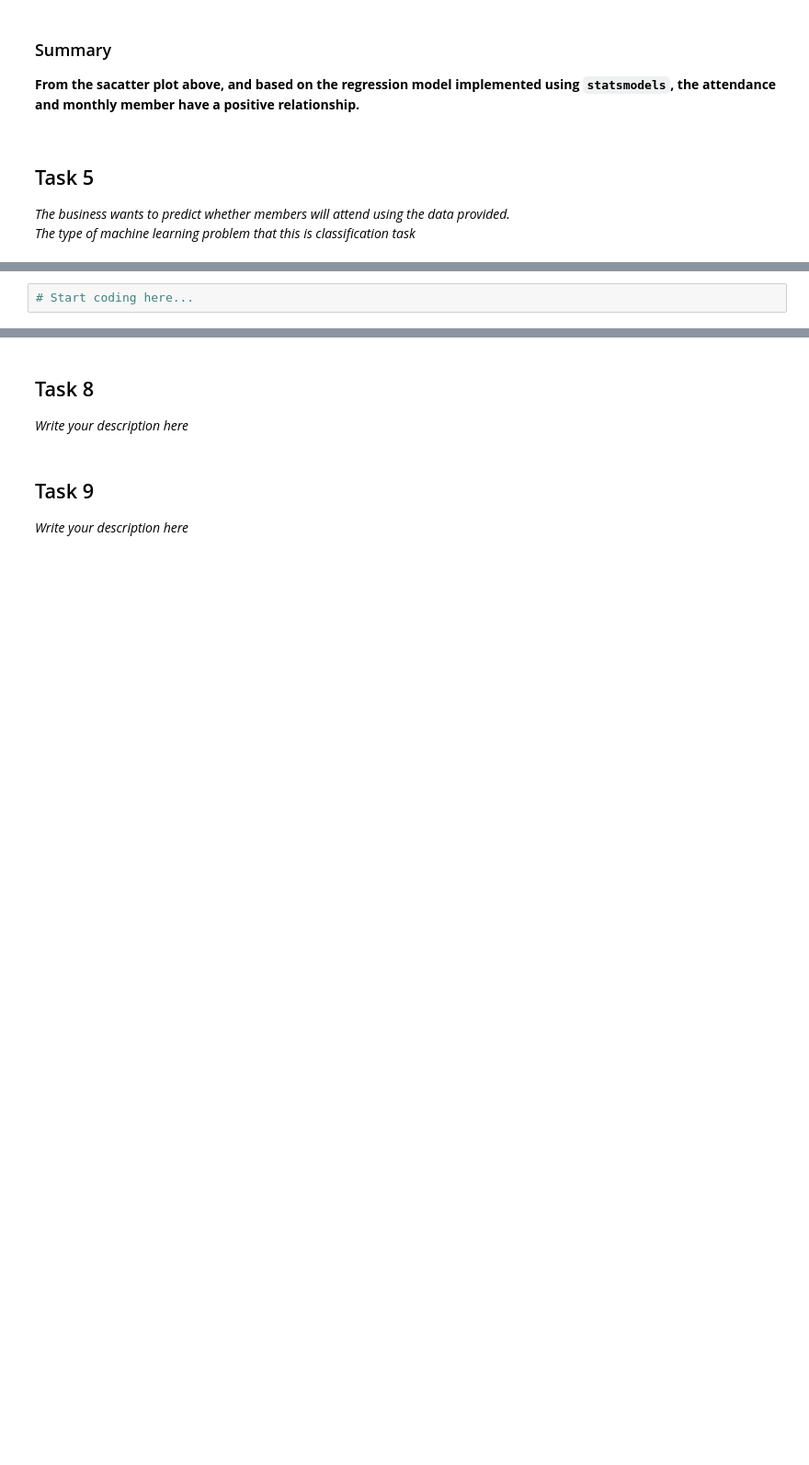
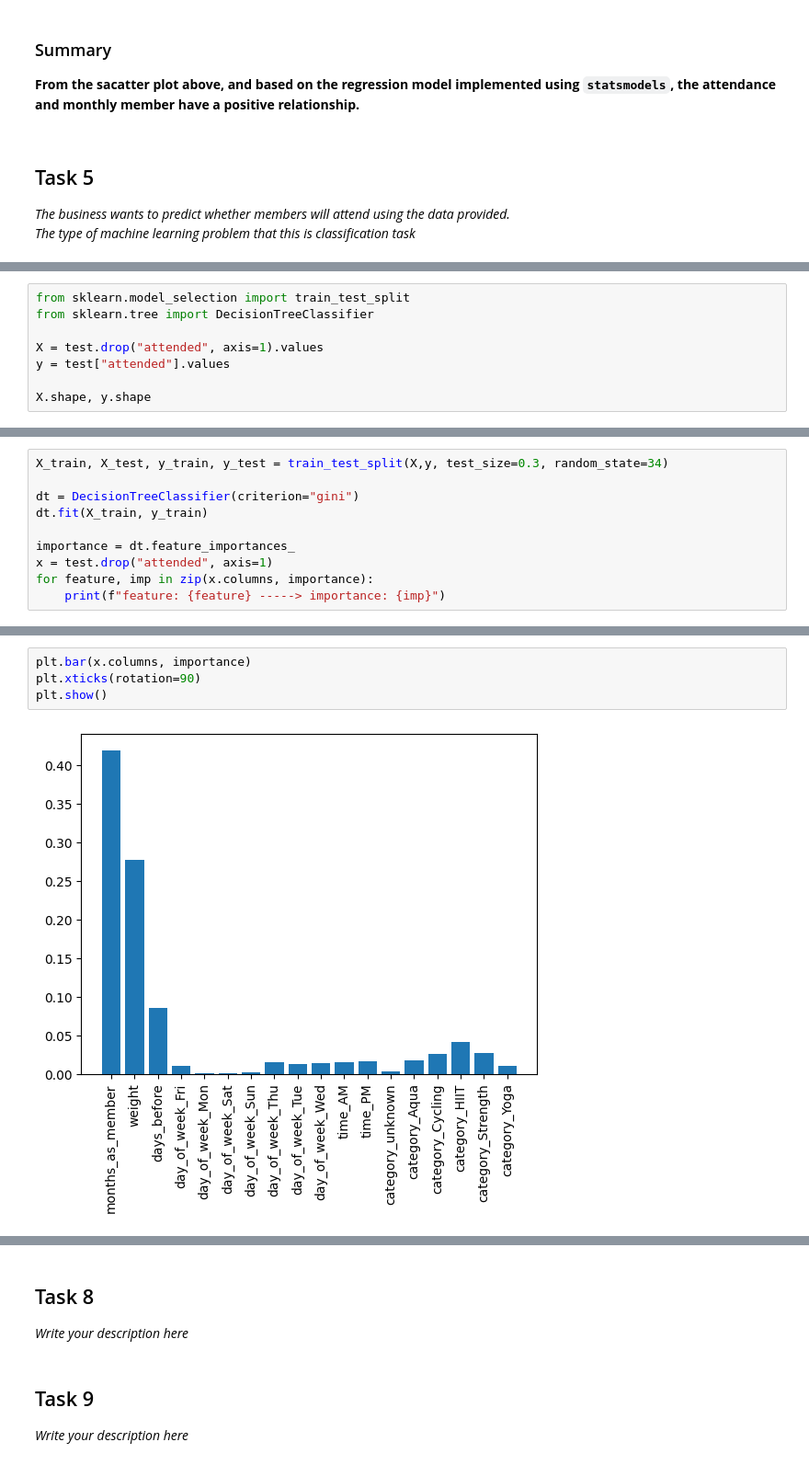
Before and after one commit to Abdoelabassi/data-science-certification-exam, a Jupyter notebook: notebook.ipynb, the cells around one changed output, grey strips where cells are left out. Shown: that part at 92% size. Drawn from its saved outputs; the diff is of its cells as text; blank space fills up the shorter version.

```diff
--- a/notebook.ipynb
+++ b/notebook.ipynb
@@ -394,2 +394,8 @@ The type of machine learning problem that this is classification task*
 # %%
-# Start coding here...
+from sklearn.model_selection import train_test_split
+from sklearn.tree import DecisionTreeClassifier
+
+X = test.drop("attended", axis=1).values
+y = test["attended"].values
+
+X.shape, y.shape
@@ -395,0 +404,10 @@ The type of machine learning problem that this is classification task*
+# %%
+X_train, X_test, y_train, y_test = train_test_split(X,y, test_size=0.3, random_state=34)
+
+dt = DecisionTreeClassifier(criterion="gini")
+dt.fit(X_train, y_train)
+
+importance = dt.feature_importances_
+x = test.drop("attended", axis=1)
+for feature, imp in zip(x.columns, importance):
+    print(f"feature: {feature} -----> importance: {imp}")
@@ -395,0 +433,6 @@ The type of machine learning problem that this is classification task*
+# %%
+plt.bar(x.columns, importance)
+plt.xticks(rotation=90)
+plt.show()
+# %% [output]
+[figure, added]
```
Also changed, not shown: parts of 9 cells of this notebook.
